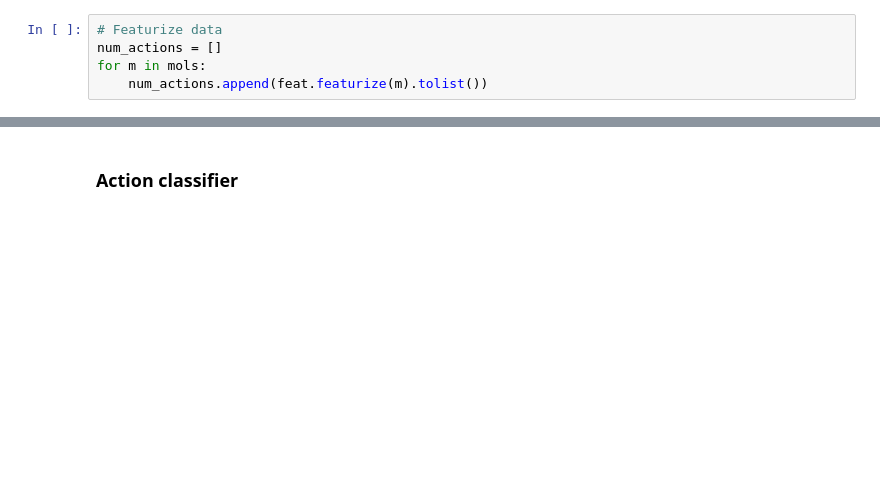
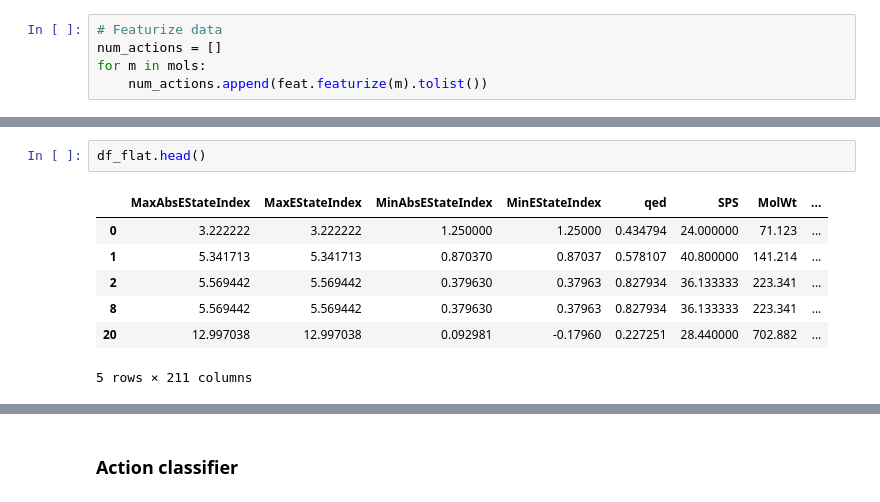
Before and after one commit to Winkielek/gflownet, a Jupyter notebook: notebooks/mols_features.ipynb, the cells around one changed output, grey strips where cells are left out. Drawn from its saved outputs; the diff is of its cells as text; blank space fills up the shorter version.

```diff
--- a/notebooks/mols_features.ipynb
+++ b/notebooks/mols_features.ipynb
@@ -564,0 +571,10 @@ print(df_flat.size)
+# %%
+df_flat.head()
+# %% [output]
+|  | MaxAbsEStateIndex | MaxEStateIndex | MinAbsEStateIndex | MinEStateIndex | qed | SPS | MolWt | ... |
+| 0 | 3.222222 | 3.222222 | 1.250000 | 1.25000 | 0.434794 | 24.000000 | 71.123 | ... |
+| 1 | 5.341713 | 5.341713 | 0.870370 | 0.87037 | 0.578107 | 40.800000 | 141.214 | ... |
+| 2 | 5.569442 | 5.569442 | 0.379630 | 0.37963 | 0.827934 | 36.133333 | 223.341 | ... |
+| 8 | 5.569442 | 5.569442 | 0.379630 | 0.37963 | 0.827934 | 36.133333 | 223.341 | ... |
+| 20 | 12.997038 | 12.997038 | 0.092981 | -0.17960 | 0.227251 | 28.440000 | 702.882 | ... |
+5 rows × 211 columns
```
Also changed, not shown: parts of 38 cells of this notebook.
